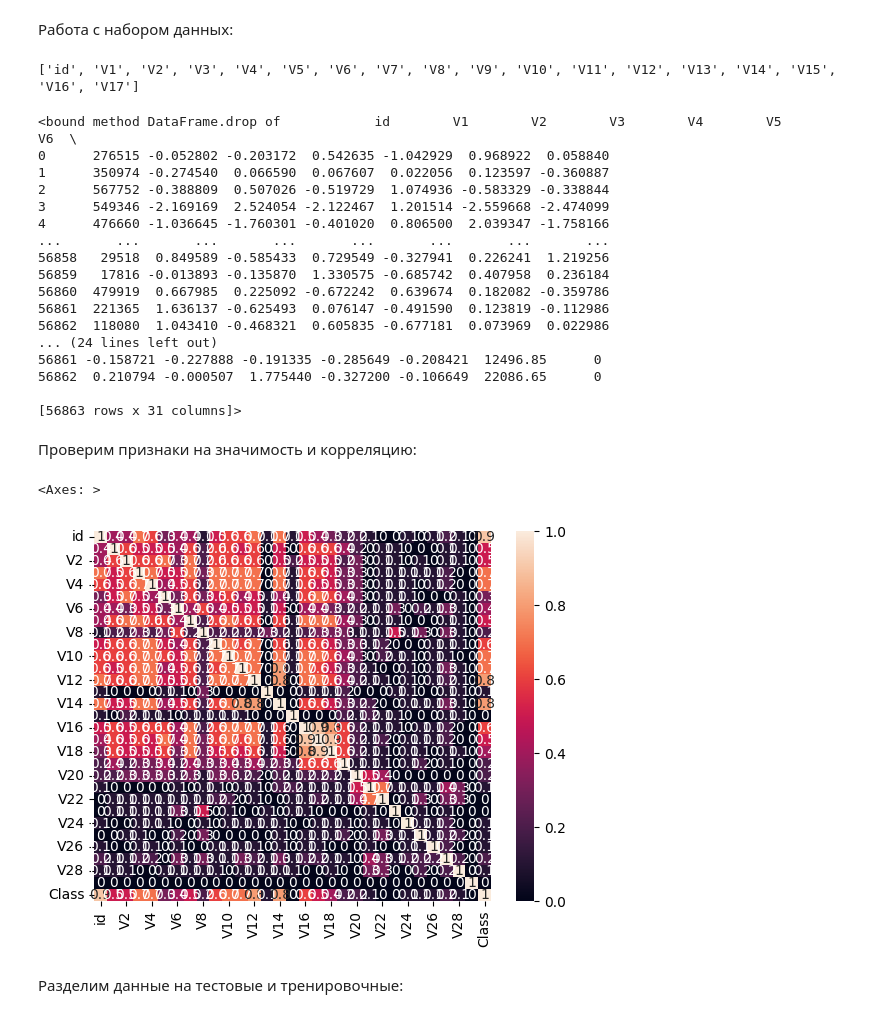
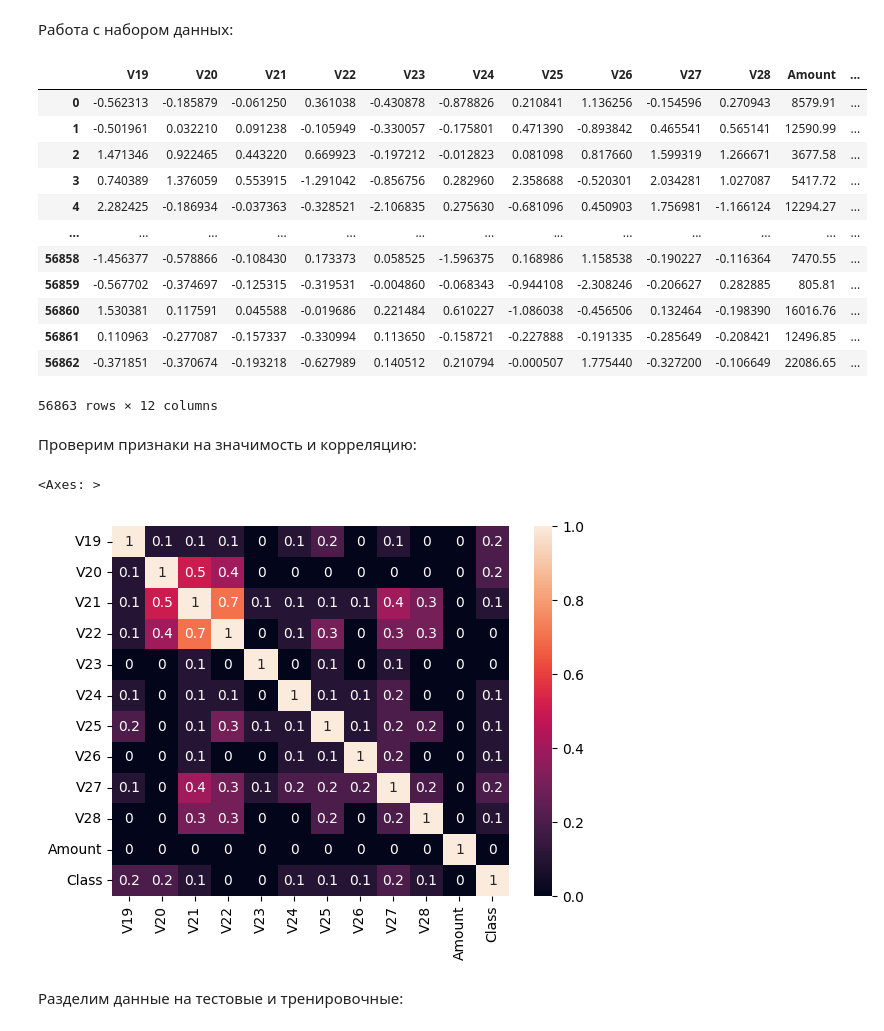
Before and after one commit to rastsislaux/bsuir, a Jupyter notebook: semester-5/StatOIV/lw5.ipynb, the cells around one changed output. Cells and saved outputs as stored; diff of their text form; code cells hidden in the pictures.

```diff
--- a/semester-5/StatOIV/lw5.ipynb
+++ b/semester-5/StatOIV/lw5.ipynb
@@ -13,28 +13,22 @@ from sklearn.model_selection import train_test_split
 # %%
 PATH = "creditcard_2023_reduced.csv"
 COLUMNS_TO_DROP = ['id'] + [f"V{i}" for i in range(1, 19)]
-print(COLUMNS_TO_DROP)
-dataset = pd.read_csv(PATH).drop
+dataset = pd.read_csv(PATH).drop(COLUMNS_TO_DROP, axis=1)
 dataset
 # %% [output]
+|  | V19 | V20 | V21 | V22 | V23 | V24 | V25 | V26 | V27 | V28 | Amount | ... |
+| 0 | -0.562313 | -0.185879 | -0.061250 | 0.361038 | -0.430878 | -0.878826 | 0.210841 | 1.136256 | -0.154596 | 0.270943 | 8579.91 | ... |
+| 1 | -0.501961 | 0.032210 | 0.091238 | -0.105949 | -0.330057 | -0.175801 | 0.471390 | -0.893842 | 0.465541 | 0.565141 | 12590.99 | ... |
+| 2 | 1.471346 | 0.922465 | 0.443220 | 0.669923 | -0.197212 | -0.012823 | 0.081098 | 0.817660 | 1.599319 | 1.266671 | 3677.58 | ... |
+| 3 | 0.740389 | 1.376059 | 0.553915 | -1.291042 | -0.856756 | 0.282960 | 2.358688 | -0.520301 | 2.034281 | 1.027087 | 5417.72 | ... |
+| 4 | 2.282425 | -0.186934 | -0.037363 | -0.328521 | -2.106835 | 0.275630 | -0.681096 | 0.450903 | 1.756981 | -1.166124 | 12294.27 | ... |
+| ... | ... | ... | ... | ... | ... | ... | ... | ... | ... | ... | ... | ... |
+| 56858 | -1.456377 | -0.578866 | -0.108430 | 0.173373 | 0.058525 | -1.596375 | 0.168986 | 1.158538 | -0.190227 | -0.116364 | 7470.55 | ... |
+| 56859 | -0.567702 | -0.374697 | -0.125315 | -0.319531 | -0.004860 | -0.068343 | -0.944108 | -2.308246 | -0.206627 | 0.282885 | 805.81 | ... |
+| 56860 | 1.530381 | 0.117591 | 0.045588 | -0.019686 | 0.221484 | 0.610227 | -1.086038 | -0.456506 | 0.132464 | -0.198390 | 16016.76 | ... |
+| 56861 | 0.110963 | -0.277087 | -0.157337 | -0.330994 | 0.113650 | -0.158721 | -0.227888 | -0.191335 | -0.285649 | -0.208421 | 12496.85 | ... |
+| 56862 | -0.371851 | -0.370674 | -0.193218 | -0.627989 | 0.140512 | 0.210794 | -0.000507 | 1.775440 | -0.327200 | -0.106649 | 22086.65 | ... |
-['id', 'V1', 'V2', 'V3', 'V4', 'V5', 'V6', 'V7', 'V8', 'V9', 'V10', 'V11', 'V12', 'V13', 'V14', 'V15', 'V16', 'V17']
+56863 rows × 12 columns
-<bound method DataFrame.drop of            id        V1        V2        V3        V4        V5        V6  \
-0      276515 -0.052802 -0.203172  0.542635 -1.042929  0.968922  0.058840
-1      350974 -0.274540  0.066590  0.067607  0.022056  0.123597 -0.360887
-2      567752 -0.388809  0.507026 -0.519729  1.074936 -0.583329 -0.338844
-3      549346 -2.169169  2.524054 -2.122467  1.201514 -2.559668 -2.474099
-4      476660 -1.036645 -1.760301 -0.401020  0.806500  2.039347 -1.758166
-...       ...       ...       ...       ...       ...       ...       ...
-56858   29518  0.849589 -0.585433  0.729549 -0.327941  0.226241  1.219256
-56859   17816 -0.013893 -0.135870  1.330575 -0.685742  0.407958  0.236184
-56860  479919  0.667985  0.225092 -0.672242  0.639674  0.182082 -0.359786
-56861  221365  1.636137 -0.625493  0.076147 -0.491590  0.123819 -0.112986
-56862  118080  1.043410 -0.468321  0.605835 -0.677181  0.073969  0.022986
-... (24 lines left out)
-56861 -0.158721 -0.227888 -0.191335 -0.285649 -0.208421  12496.85      0
-56862  0.210794 -0.000507  1.775440 -0.327200 -0.106649  22086.65      0
-
-[56863 rows x 31 columns]>
 # %% [markdown]
 Проверим признаки на значимость и корреляцию:
 # %%
@@ -47,7 +41,7 @@ sns.heatmap(
 )
 # %% [output]
 <Axes: >
-[figure, old version]
+[figure, new version]
 # %% [markdown]
 Разделим данные на тестовые и тренировочные:
 # %%
```
Also changed, not shown: parts of 3 cells of this notebook, 2 other files.
